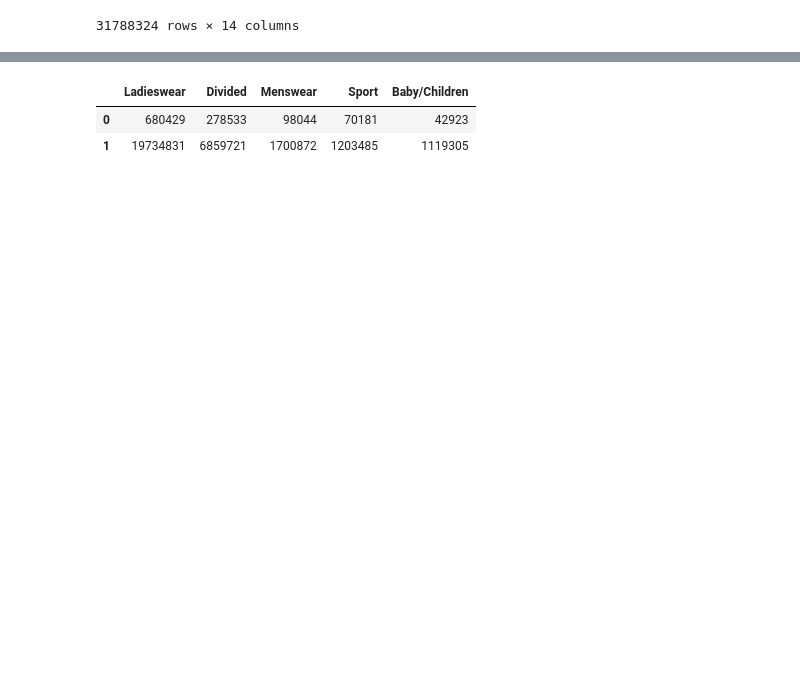
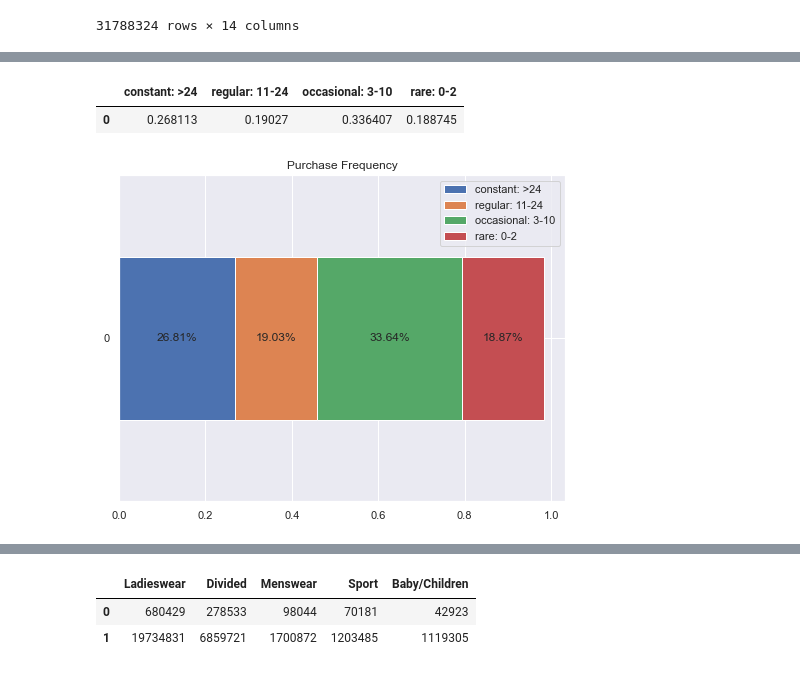
Before and after one commit to ParkerJiang/4995Group36FinalProject, a Jupyter notebook: analysis.ipynb, the cells around one changed output, grey strips where cells are left out. Saved outputs shown, nothing was run; the diff lists cells and outputs as text; code cells hidden in the pictures; blank space fills up the shorter version.

```diff
--- a/analysis.ipynb
+++ b/analysis.ipynb
@@ -300,0 +342,29 @@ There are (124,) Product Types in total
+# %%
+df_plot = pd.DataFrame(columns=['constant: >24', 'regular: 11-24','occasional: 3-10','rare: 0-2'])
+value_list = []
+value_list.append(len(df_transactions_groupby2[(df_transactions_groupby2['estimated_date']>24)])/len(df_customers))
+value_list.append(len(df_transactions_groupby2[(df_transactions_groupby2['estimated_date']>10)&(df_transactions_groupby2['estimated_date']<24)])/len(df_customers))
+value_list.append(len(df_transactions_groupby2[(df_transactions_groupby2['estimated_date']>2)&(df_transactions_groupby2['estimated_date']<11)])/len(df_customers))
+value_list.append(len(df_transactions_groupby2[(df_transactions_groupby2['estimated_date']<3)])/len(df_customers))
+df_plot.loc[0,:] = value_list
+df_plot
+# %% [output]
+|  | constant: >24 | regular: 11-24 | occasional: 3-10 | rare: 0-2 |
+| 0 | 0.268113 | 0.19027 | 0.336407 | 0.188745 |
+# %%
+ax = df_plot.plot(
+  kind = 'barh',
+  stacked = True,
+  title = 'Purchase Frequency',
+  mark_right = True)
+
+for n in df_plot.columns[:]:
+    for i, (cs, ab, pc) in enumerate(zip(df_plot.iloc[:, :].cumsum(1)[n],
+                                         df_plot[n], df_plot[n])):
+        plt.text(cs - ab / 2, i, str(np.round(pc*100, 2)) + '%',
+                 va = 'center', ha = 'center')
+sns.set(rc = {'figure.figsize':(8,6)})
+fig = ax.get_figure()
+fig.savefig('frequency.png')
+# %% [output]
+[figure, added]
```
Also changed, not shown: parts of 25 cells of this notebook.
